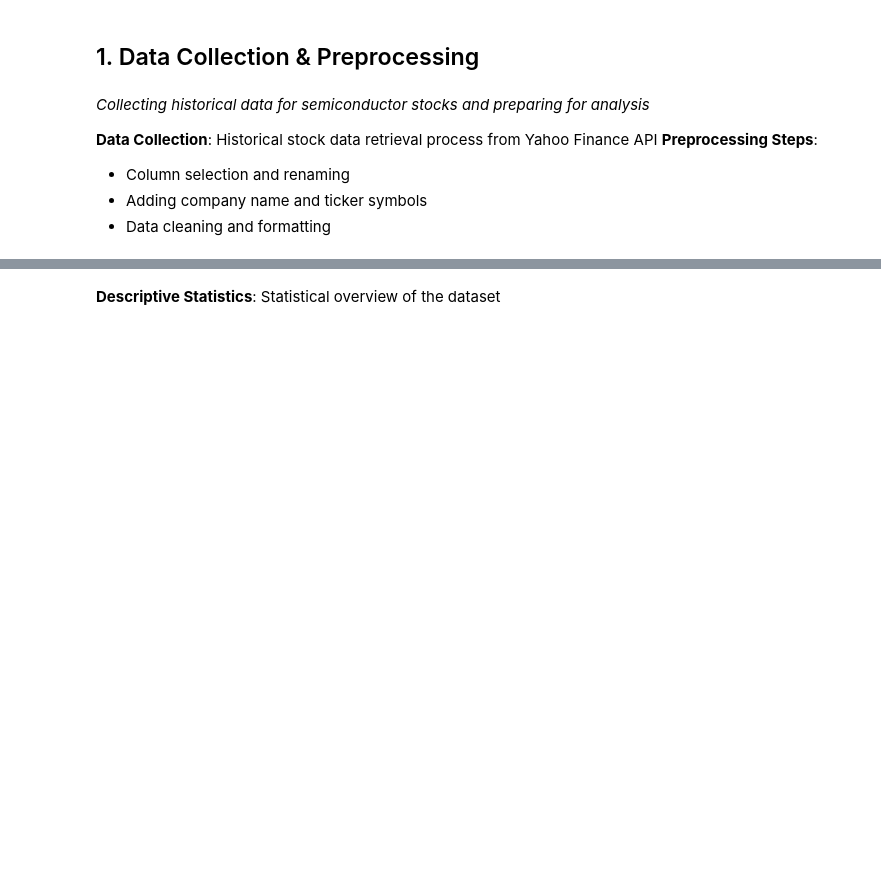
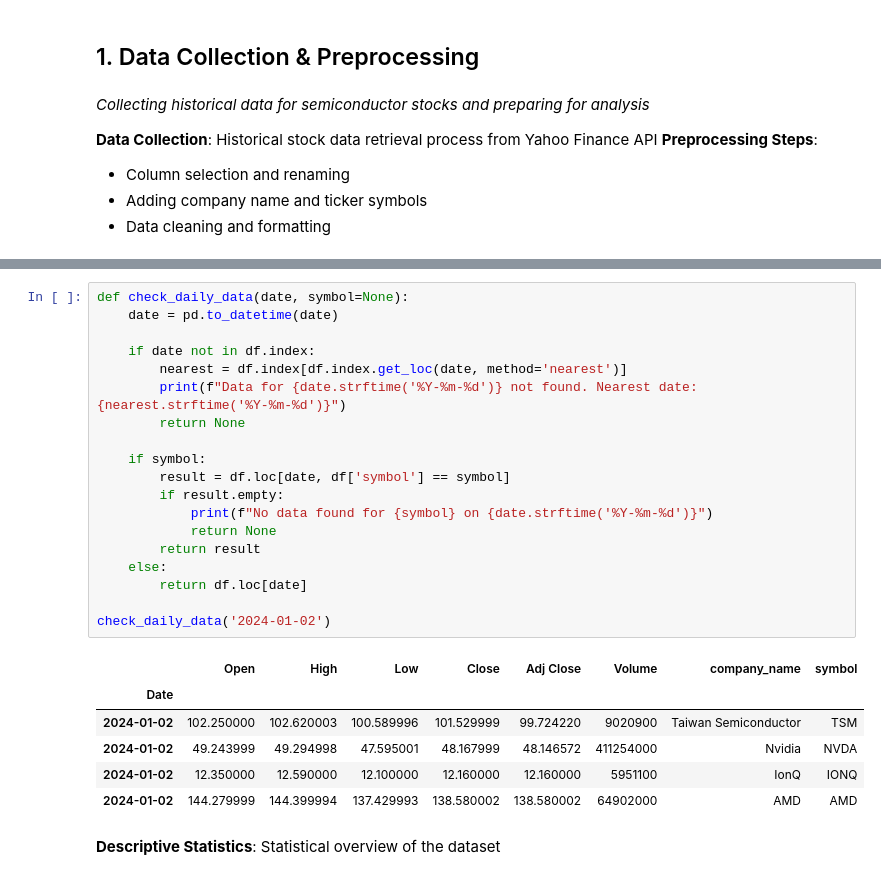
Before and after one commit to Khoaph1709/Stock-Analysis-Using-Python, a Jupyter notebook: notebooks/stock-market-analysis-final.ipynb, the cells around one changed output, grey strips where cells are left out. Drawn from its saved outputs; the diff is of its cells as text; blank space fills up the shorter version.

```diff
--- a/notebooks/stock-market-analysis-final.ipynb
+++ b/notebooks/stock-market-analysis-final.ipynb
@@ -88,3 +88,29 @@ except Exception as e:
+# %%
+def check_daily_data(date, symbol=None):
+    date = pd.to_datetime(date)
+
+    if date not in df.index:
+        nearest = df.index[df.index.get_loc(date, method='nearest')]
+        print(f"Data for {date.strftime('%Y-%m-%d')} not found. Nearest date: {nearest.strftime('%Y-%m-%d')}")
+        return None
+
+    if symbol:
+        result = df.loc[date, df['symbol'] == symbol]
+        if result.empty:
+            print(f"No data found for {symbol} on {date.strftime('%Y-%m-%d')}")
+            return None
+        return result
+    else:
+        return df.loc[date]
+
+check_daily_data('2024-01-02')
+# %% [output]
+|  | Open | High | Low | Close | Adj Close | Volume | company_name | symbol |
+| Date |  |  |  |  |  |  |  |  |
+| 2024-01-02 | 102.250000 | 102.620003 | 100.589996 | 101.529999 | 99.724220 | 9020900 | Taiwan Semiconductor | TSM |
+| 2024-01-02 | 49.243999 | 49.294998 | 47.595001 | 48.167999 | 48.146572 | 411254000 | Nvidia | NVDA |
+| 2024-01-02 | 12.350000 | 12.590000 | 12.100000 | 12.160000 | 12.160000 | 5951100 | IonQ | IONQ |
+| 2024-01-02 | 144.279999 | 144.399994 | 137.429993 | 138.580002 | 138.580002 | 64902000 | AMD | AMD |
 # %% [markdown]
 **Descriptive Statistics**: Statistical overview of the dataset
 # %%
```
Also changed, not shown: parts of 7 cells of this notebook, 1 other file.
